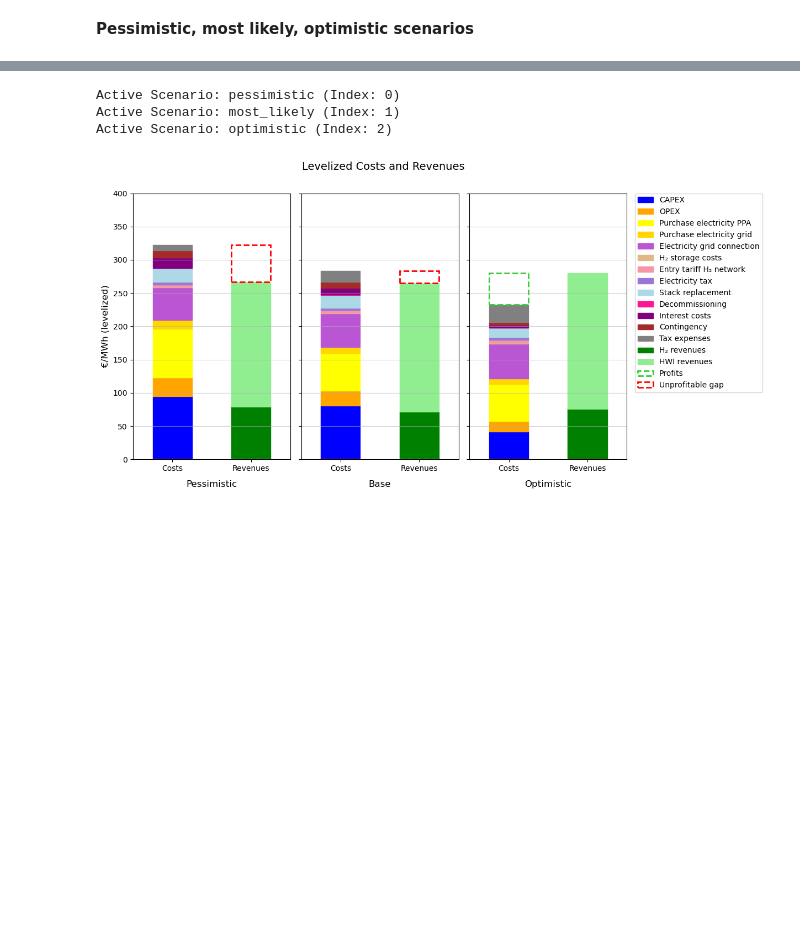
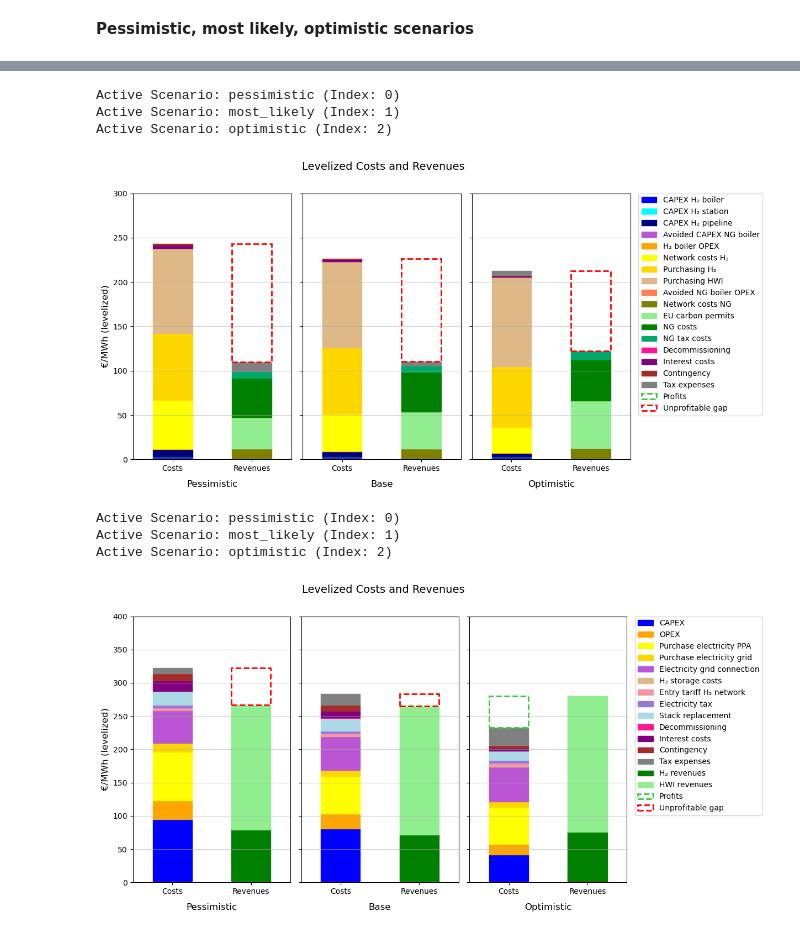
Before and after one commit to DinaBoer/NSE6, a Jupyter notebook: analysis_sensitivity_scenarios.ipynb, the cells around one changed output, grey strips where cells are left out. Saved outputs shown, nothing was run; the diff lists cells and outputs as text; code cells hidden in the pictures; blank space fills up the shorter version.

```diff
--- a/analysis_sensitivity_scenarios.ipynb
+++ b/analysis_sensitivity_scenarios.ipynb
@@ -177,3 +182,14 @@ Active Scenario: optimistic (Index: 2)
+# %%
+# 1. Generate the comparison data matrix
+df_analysis = run_levelized_breakdown_scenarios(runner, ot_module, ot_inputs, "ot_parameters")
+
+# 2. Generate the figure
+plot_scenario_breakdown(df_analysis, unit_label='€/MWh (levelized)')
+# %% [output]
+Active Scenario: pessimistic (Index: 0)
+Active Scenario: most_likely (Index: 1)
+Active Scenario: optimistic (Index: 2)
+[figure, added]
 # %%
 # 1. Generate the comparison data matrix
 df_analysis = run_levelized_breakdown_scenarios(runner, onel_module, onel_inputs, "onel_parameters")
```
Also changed, not shown: parts of 6 cells of this notebook, 9 other files.
